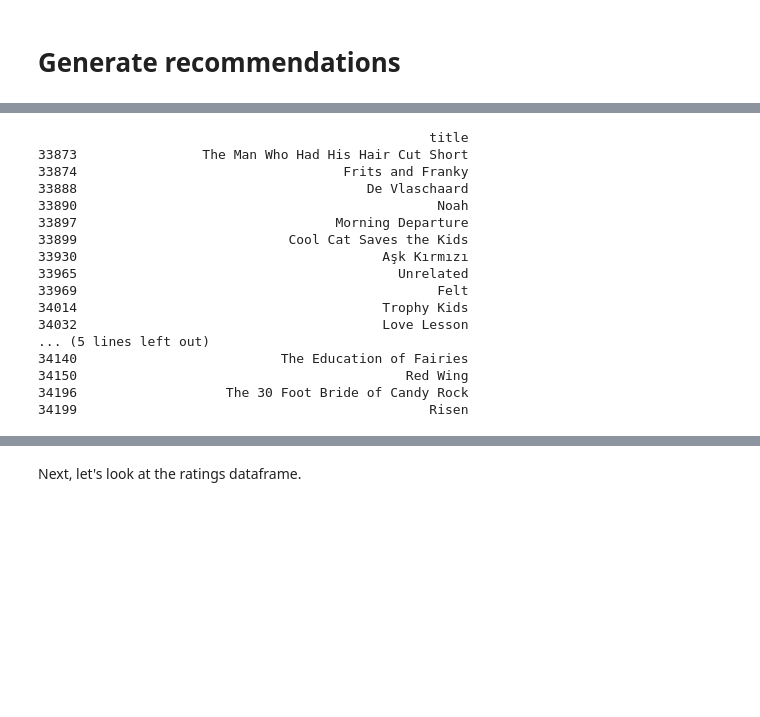
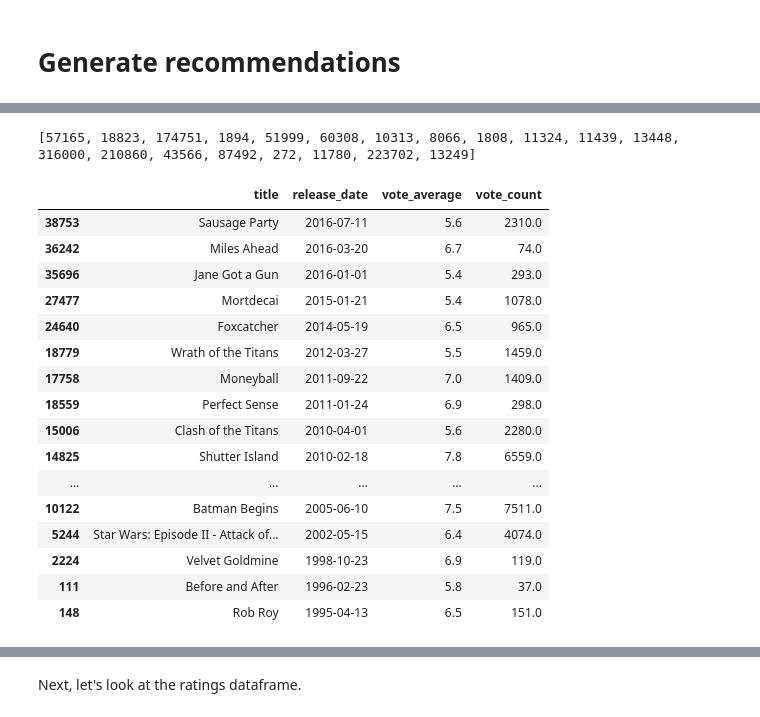
Before and after one commit to Laan33/Rec-Genie, a Jupyter notebook: cold-start-poc/RecGenie.ipynb, the cells around one changed output, grey strips where cells are left out. Saved outputs shown, nothing was run; the diff lists cells and outputs as text; code cells hidden in the pictures; blank space fills up the shorter version.

```diff
--- a/cold-start-poc/RecGenie.ipynb
+++ b/cold-start-poc/RecGenie.ipynb
@@ -492,21 +557,24 @@ user_profile = create_user_profile(user_id, ratings_df, top_3_credits_df)
 # %% [markdown]
 # Generate recommendations
 # %%
-def recommend_movies(user_id, user_profile, movies_df, top_3_credits_df, ratings_df, top_n=20):
+def recommend_movies(user_id, user_profile, films, top_3_credits_df, ratings_df, top_n=20):
   """Recommends movies based on user profile and movie cast/director."""
 
   user_rated_movies = set(ratings_df[ratings_df['userId'] == user_id]['movieId'])
-  unrated_movies = movies_df[~movies_df['movieId'].isin(user_rated_movies)]
+  unrated_movies = films[~films['id'].isin(user_rated_movies)]
   recommendations = []
 
   for _, movie_row in unrated_movies.iterrows():
-    movie_id = movie_row['movieId']
+    movie_id = movie_row['id']
     score = 0
 
+    #find the index of the movie_id in top_3_credits_df
     try:
-         movie_index = top_3_credits_df[top_3_credits_df['id'] == movie_id].index[0]
+        movie_index = top_3_credits_df[top_3_credits_df['id'] == movie_id].index[0]
     except IndexError:
-        continue # if the movie_id isn't in top_3_credits_df, skip this movie
+        print(f"Movie ID {movie_id} not found in top_3_credits_df")
+        continue
+
 
     # Calculate weighted score based on user profile and movie cast/director, genres,
     cast_ids = top_3_credits_df['cast_info'].iloc[movie_index]
@@ -517,14 +585,15 @@ def recommend_movies(user_id, user_profile, movies_df, top_3_credits_df, ratings
     if director_info is not None:
       score += user_profile.get(director_info[1], 0)
 
-    # Calculate weighted score based on genres
-    genre_ids = movie_row['genres']
-    for genre_id in genre_ids:
-        score += user_profile.get(genre_id, 0)
+    # # Calculate weighted score based on one hot-encoded genres
+    # genre_score = sum([user_profile.get(genre, 0) for genre in mlb.classes_ if movie_row[genre] == 1])
+    # score += genre_score
 
+    # print(f"Movie ID: {movie_id}, Score: {score}")
     recommendations.append((movie_id, score))
 
   recommendations.sort(key=lambda x: x[1], reverse=True)  # Sort by score
+  print(recommendations)
   top_recommendations = recommendations[:top_n]
 
 
@@ -537,5 +606,4 @@ def recommend_movies(user_id, user_profile, movies_df, top_3_credits_df, ratings
 
   return recommended_movie_ids, least_rated_movie_ids
 # %%
-recommended_movie_ids, least_rated_movie_ids = recommend_movies(user_id, user_profile, movies_df, top_3_credits_df, ratings_df)
-print(movies_df[movies_df['movieId'].isin(recommended_movie_ids)][['title']])
+recommended_movie_ids, least_rated_movie_ids = recommend_movies(user_id, user_profile, ohe_movies_df, top_3_credits_df, ratings_df)
@@ -560,20 +610,23 @@ print(movies_df[movies_df['movieId'].isin(recommended_movie_ids)][['title']])
-# %%
-print(movies_df[movies_df['movieId'].isin(least_rated_movie_ids)][['title']])
-# %% [output]
-                                                  title
-33873                The Man Who Had His Hair Cut Short
-33874                                  Frits and Franky
-33888                                     De Vlaschaard
-33890                                              Noah
-33897                                 Morning Departure
-33899                           Cool Cat Saves the Kids
-33930                                       Aşk Kırmızı
-33965                                         Unrelated
-33969                                              Felt
-34014                                       Trophy Kids
-34032                                       Love Lesson
-... (5 lines left out)
-34140                          The Education of Fairies
-34150                                          Red Wing
-34196                   The 30 Foot Bride of Candy Rock
-34199                                             Risen
+# %%
+# Print recommended movies
+print(recommended_movie_ids)
+ohe_movies_df[ohe_movies_df['id'].isin(recommended_movie_ids)][['title', 'release_date', 'vote_average', 'vote_count']]
+# %% [output]
+[57165, 18823, 174751, 1894, 51999, 60308, 10313, 8066, 1808, 11324, 11439, 13448, 316000, 210860, 43566, 87492, 272, 11780, 223702, 13249]
+|  | title | release_date | vote_average | vote_count |
+| 38753 | Sausage Party | 2016-07-11 | 5.6 | 2310.0 |
+| 36242 | Miles Ahead | 2016-03-20 | 6.7 | 74.0 |
+| 35696 | Jane Got a Gun | 2016-01-01 | 5.4 | 293.0 |
+| 27477 | Mortdecai | 2015-01-21 | 5.4 | 1078.0 |
+| 24640 | Foxcatcher | 2014-05-19 | 6.5 | 965.0 |
+| 18779 | Wrath of the Titans | 2012-03-27 | 5.5 | 1459.0 |
+| 17758 | Moneyball | 2011-09-22 | 7.0 | 1409.0 |
+| 18559 | Perfect Sense | 2011-01-24 | 6.9 | 298.0 |
+| 15006 | Clash of the Titans | 2010-04-01 | 5.6 | 2280.0 |
+| 14825 | Shutter Island | 2010-02-18 | 7.8 | 6559.0 |
+| ... | ... | ... | ... | ... |
+| 10122 | Batman Begins | 2005-06-10 | 7.5 | 7511.0 |
+| 5244 | Star Wars: Episode II - Attack of... | 2002-05-15 | 6.4 | 4074.0 |
+| 2224 | Velvet Goldmine | 1998-10-23 | 6.9 | 119.0 |
+| 111 | Before and After | 1996-02-23 | 5.8 | 37.0 |
+| 148 | Rob Roy | 1995-04-13 | 6.5 | 151.0 |
```
Also changed, not shown: parts of 17 cells of this notebook.
